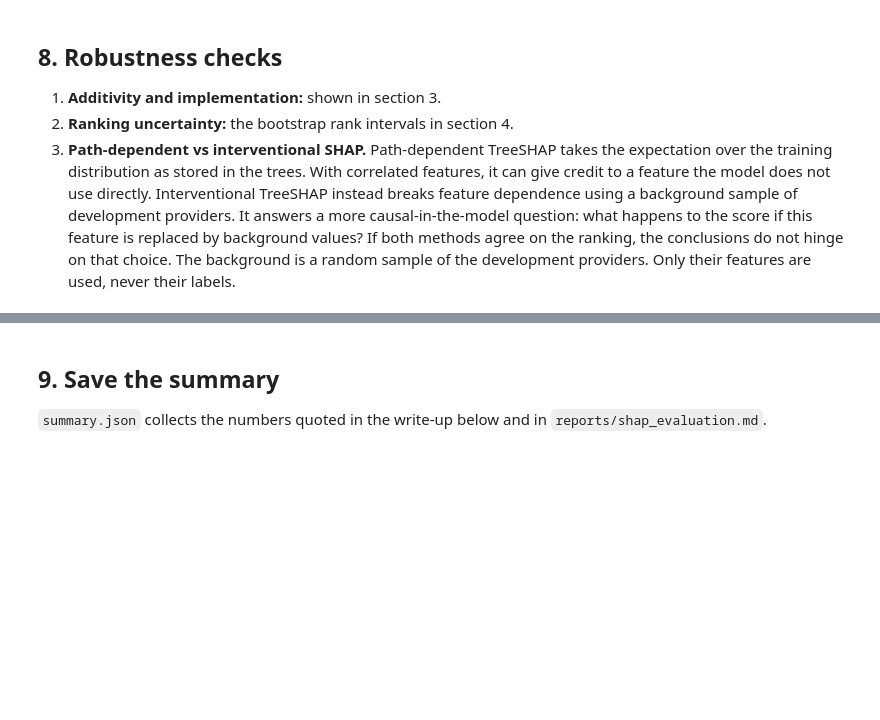
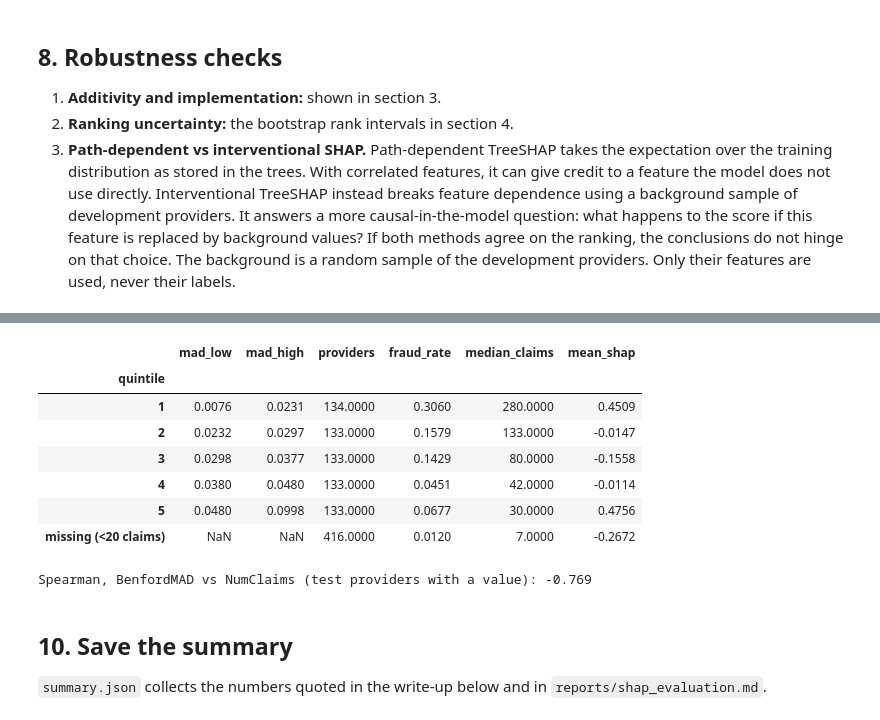
Before and after one commit to citronwhitetea/bt4012-group14-healthcare-fraud-detection, a Jupyter notebook: notebooks/07_shap_evaluation.ipynb, the cells around one changed output, grey strips where cells are left out. Cells and saved outputs as stored; diff of their text form; code cells hidden in the pictures; blank space fills up the shorter version.

```diff
--- a/notebooks/07_shap_evaluation.ipynb
+++ b/notebooks/07_shap_evaluation.ipynb
@@ -913,5 +1131,41 @@ Same top driver for 78.3% of providers; median per-provider Spearman of SHAP vec
+# %%
+# Link back to the test-set SHAP U-shape (section 6): what sits at each end of the curve?
+has_mad = X_raw["BenfordMAD"].notna().to_numpy()
+link = pd.DataFrame({"BenfordMAD": X_raw["BenfordMAD"][has_mad].to_numpy(), "fraud": y[has_mad],
+                     "NumClaims": test["NumClaims"][has_mad].to_numpy(), "shap": sv["BenfordMAD"][has_mad].to_numpy()})
+link["quintile"] = pd.qcut(link["BenfordMAD"], 5, labels=False) + 1
+benford_link = link.groupby("quintile").agg(mad_low=("BenfordMAD", "min"), mad_high=("BenfordMAD", "max"),
+                                            providers=("fraud", "size"), fraud_rate=("fraud", "mean"),
+                                            median_claims=("NumClaims", "median"), mean_shap=("shap", "mean"))
+missing_row = {"providers": int((~has_mad).sum()), "fraud_rate": float(y[~has_mad].mean()),
+               "median_claims": float(test["NumClaims"][~has_mad].median()),
+               "mean_shap": float(sv["BenfordMAD"][~has_mad].mean())}
+benford_link.loc["missing (<20 claims)"] = pd.Series(missing_row)
+save_table(benford_link, "benford_shap_link")
+display(benford_link)
+print("Spearman, BenfordMAD vs NumClaims (test providers with a value): "
+      f"{spearmanr(link['BenfordMAD'], link['NumClaims']).statistic:.3f}")
+
+SUMMARY["benford"] = {
+    "claim_digits": digit_tbl.reset_index(names="subset").to_dict("records"),
+    "recompute_gap": recompute_gap, "missing_equals_under_20_claims": missing_is_small,
+    "overall": benford_overall.reset_index().to_dict("records"),
+    "by_claims_band": benford_bands.reset_index().to_dict("records"),
+    "shap_link": benford_link.reset_index().astype({"quintile": str}).to_dict("records"),
+    "spearman_mad_numclaims_test": float(spearmanr(link["BenfordMAD"], link["NumClaims"]).statistic),
+}
+# %% [output]
+|  | mad_low | mad_high | providers | fraud_rate | median_claims | mean_shap |
+| quintile |  |  |  |  |  |  |
+| 1 | 0.0076 | 0.0231 | 134.0000 | 0.3060 | 280.0000 | 0.4509 |
+| 2 | 0.0232 | 0.0297 | 133.0000 | 0.1579 | 133.0000 | -0.0147 |
+| 3 | 0.0298 | 0.0377 | 133.0000 | 0.1429 | 80.0000 | -0.1558 |
+| 4 | 0.0380 | 0.0480 | 133.0000 | 0.0451 | 42.0000 | -0.0114 |
+| 5 | 0.0480 | 0.0998 | 133.0000 | 0.0677 | 30.0000 | 0.4756 |
+| missing (<20 claims) | NaN | NaN | 416.0000 | 0.0120 | 7.0000 | -0.2672 |
+Spearman, BenfordMAD vs NumClaims (test providers with a value): -0.769
 # %% [markdown]
-## 9. Save the summary
+## 10. Save the summary
 `summary.json` collects the numbers quoted in the write-up below and in `reports/shap_evaluation.md`.
 # %%
 SUMMARY["run"] = {"selected_run": selection["selected_run"], "versions": versions, "seed": SEED, "n_boot": N_BOOT,
```
Also changed, not shown: parts of 9 cells of this notebook, 9 other files.
